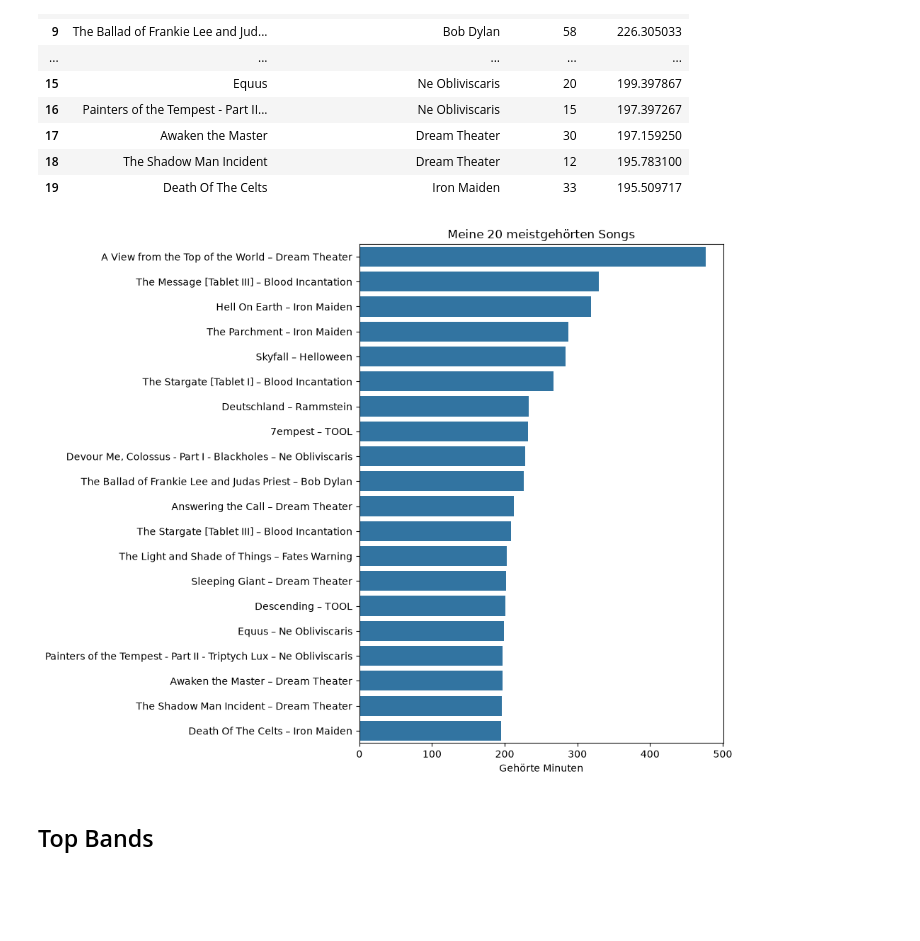
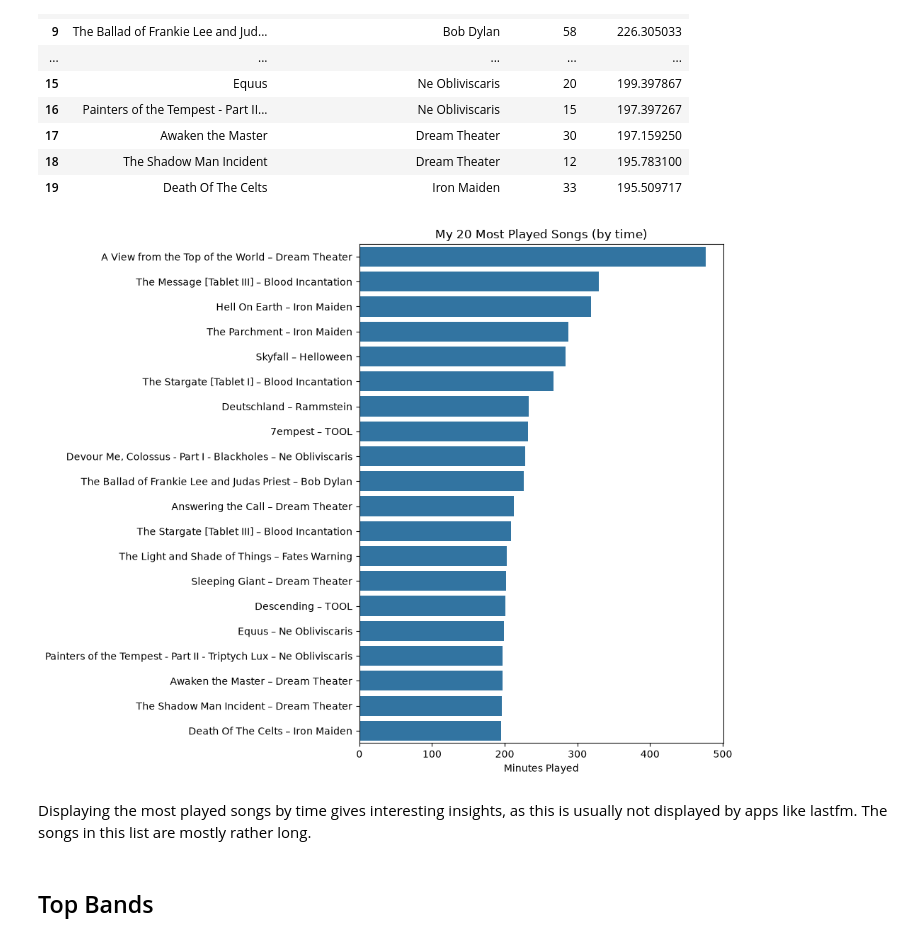
Before and after one commit to sebastianbackes-png/spotify-taste-analysis, a Jupyter notebook: notebooks/02_exploratory_analysis.ipynb, the cells around one changed output. Drawn from its saved outputs; the diff is of its cells as text; code cells hidden in the pictures; blank space fills up the shorter version.

```diff
--- a/notebooks/02_exploratory_analysis.ipynb
+++ b/notebooks/02_exploratory_analysis.ipynb
@@ -124,23 +126,25 @@ top20["song_label"] = (
 # %%
 import matplotlib.pyplot as plt
 import seaborn as sns
 
 plt.figure(figsize=(10, 8))
 
 sns.barplot(
     data=top20,
     x="minutes_played",
     y="song_label"
 )
 
-plt.title("Meine 20 meistgehörten Songs")
-plt.xlabel("Gehörte Minuten")
+plt.title("My 20 Most Played Songs (by time)")
+plt.xlabel("Minutes Played")
 plt.ylabel("")
 
 plt.tight_layout()
 plt.show()
 # %% [output]
-[figure, old version]
+[figure, new version]
+# %% [markdown]
+Displaying the most played songs by time gives interesting insights, as this is usually not displayed by apps like lastfm. The songs in this list are mostly rather long.
 # %% [markdown]
 ## Top Bands
 # %%
```
Also changed, not shown: parts of 4 cells of this notebook, 15 other files.
